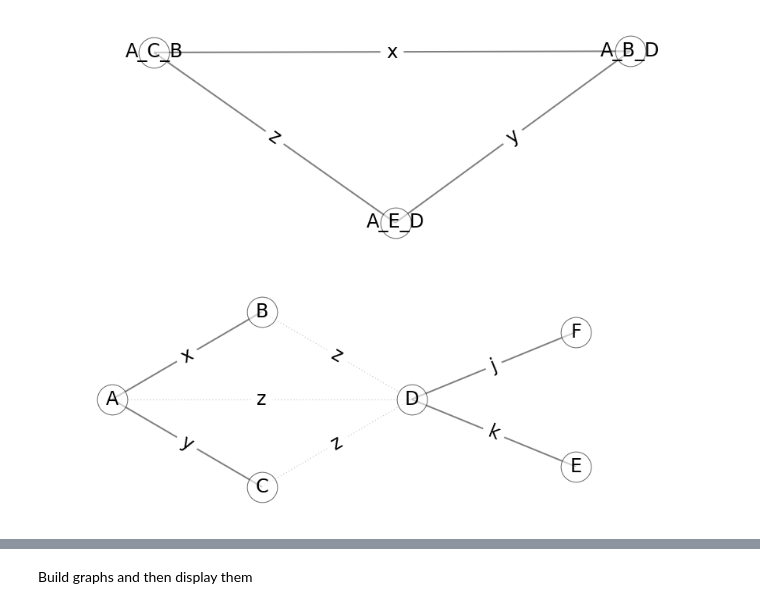
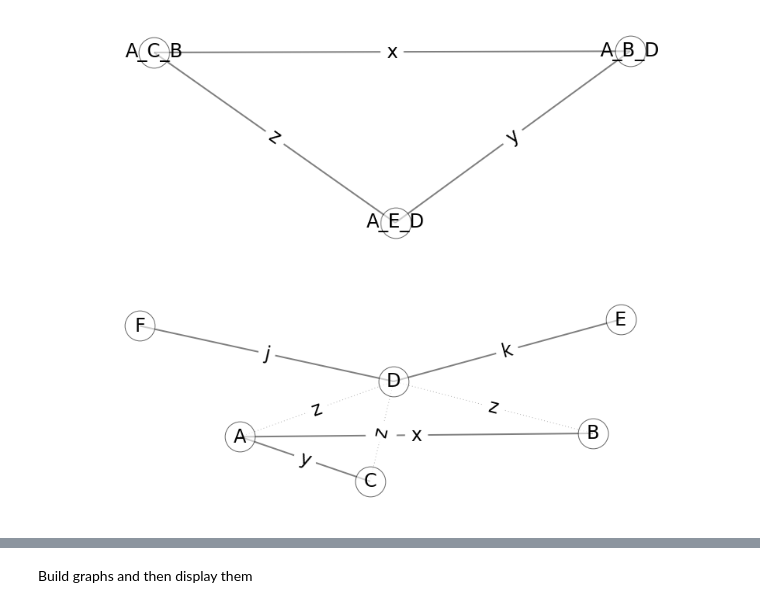
Before and after one commit to fabriziocosta/EDeN_examples, a Jupyter notebook: graph_format.ipynb, the cells around one changed output, grey strips where cells are left out. Drawn from its saved outputs; the diff is of its cells as text; code cells hidden in the pictures.

```diff
--- a/graph_format.ipynb
+++ b/graph_format.ipynb
@@ -111,9 +116,9 @@ G.add_edge(2,3, label='z', nesting=True, weight=.01)
 G.add_edge(3,4, label='k')
 G.add_edge(3,5, label='j')
 # %%
-display.draw_graph(G, size=15, node_size=1500, font_size=24, node_border=True, size_x_to_y_ratio=3, prog='circo')
+display.draw_graph(G,  size=15, vertex_size=1500, font_size=24, vertex_border=True, size_x_to_y_ratio=3)
 # %% [output]
-[figure, old version]
+[figure, new version]
 # %%
 from eden.graph import Vectorizer
 X=Vectorizer(2).transform_single(G)
```
Also changed, not shown: parts of 11 cells of this notebook, 3 other files.
